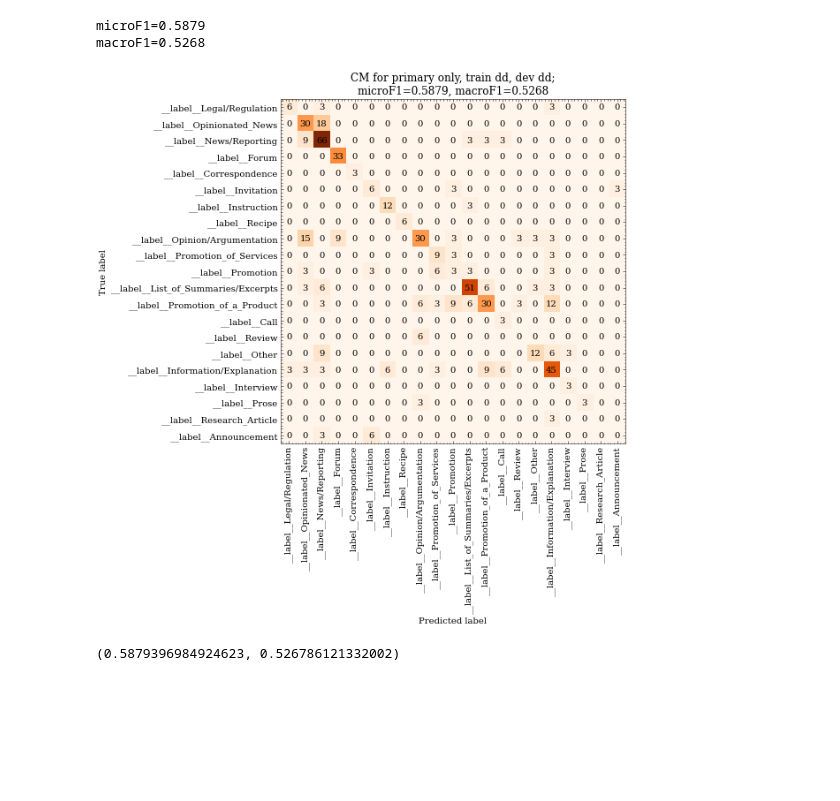
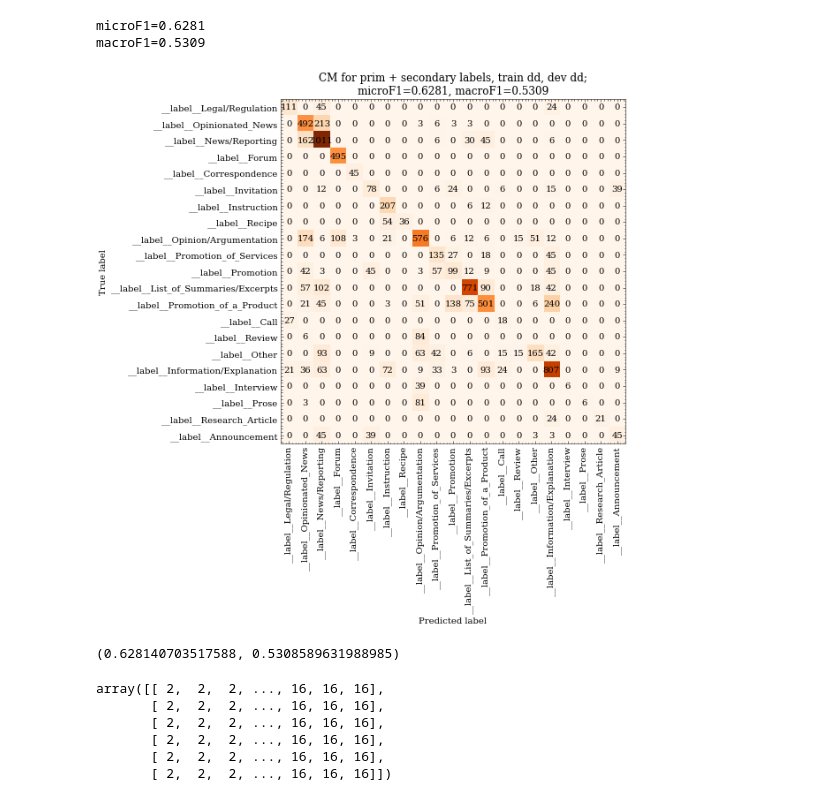
Before and after one commit to TajaKuzman/Transformers-GINCO-Experiments, a Jupyter notebook: 19_q2_advanced_analysis.ipynb, the cells around one changed output. Cells and saved outputs as stored; diff of their text form; code cells hidden in the pictures; blank space fills up the shorter version.

```diff
--- a/19_q2_advanced_analysis.ipynb
+++ b/19_q2_advanced_analysis.ipynb
@@ -27,18 +13,28 @@ df
 # %%
-c1 = df.train == "dd"
+c1 = df.train == "secondary_dd"
 c2 = df["eval"] == "dev_dd"
-y_true = df[c1 & c2].y_true.values[2]
-y_pred = df[c1 & c2].y_pred.values[2]
+y_true = np.array([i for i in df[c1 & c2].y_true.values]).reshape(-1)
+y_pred = np.array([i for i in df[c1 & c2].y_pred.values]).reshape(-1)
 
 from utils import NUM_TO_STR
 y_true = [NUM_TO_STR[i] for i in y_true]
 y_pred = [NUM_TO_STR[i] for i in y_pred]
 
 from utils import plot_cm, train_labels
 
-plot_cm(y_true, y_pred, save="images/17_dev_sample_cm.png", title="CM for primary only, train dd, dev dd")
+plot_cm(y_true, y_pred, save="images/19_dev_all_cm.png", title="CM for prim + secondary labels, train dd, dev dd")
 # %% [output]
-microF1=0.5879
-macroF1=0.5268
+microF1=0.6281
+macroF1=0.5309
-[figure, old version]
+[figure, new version]
-(0.5879396984924623, 0.526786121332002)
+(0.628140703517588, 0.5308589631988985)
+# %%
+import numpy as np
+np.array([i for i in df[c1 & c2].y_true.values])
+# %% [output]
+array([[ 2,  2,  2, ..., 16, 16, 16],
+       [ 2,  2,  2, ..., 16, 16, 16],
+       [ 2,  2,  2, ..., 16, 16, 16],
+       [ 2,  2,  2, ..., 16, 16, 16],
+       [ 2,  2,  2, ..., 16, 16, 16],
+       [ 2,  2,  2, ..., 16, 16, 16]])
```
Also changed, not shown: parts of 1 cell of this notebook, 5 other files.
